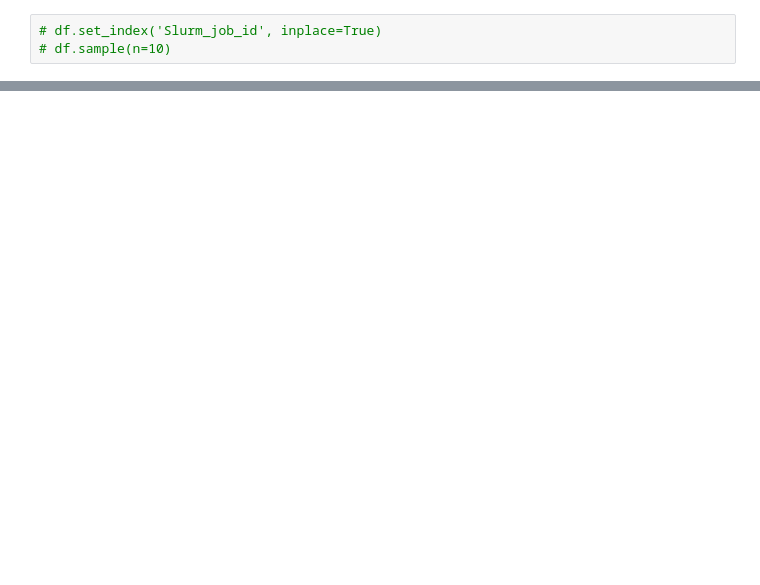
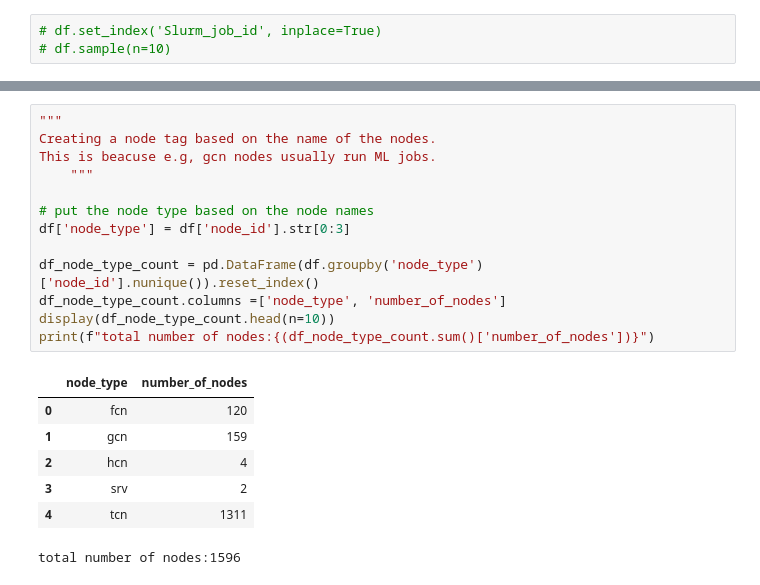
Before and after one commit to sara-nl/energy_efficiency_system_level, a Jupyter notebook: EDA_slurm_data.ipynb, the cells around one changed output, grey strips where cells are left out. Cells and saved outputs as stored; diff of their text form; blank space fills up the shorter version.

```diff
--- a/EDA_slurm_data.ipynb
+++ b/EDA_slurm_data.ipynb
@@ -77,0 +183,21 @@ How many JobIDs are duplicated in pandas view: 1422706
+# %%
+"""
+Creating a node tag based on the name of the nodes.
+This is beacuse e.g, gcn nodes usually run ML jobs.
+    """
+
+# put the node type based on the node names
+df['node_type'] = df['node_id'].str[0:3]
+
+df_node_type_count = pd.DataFrame(df.groupby('node_type')['node_id'].nunique()).reset_index()
+df_node_type_count.columns =['node_type', 'number_of_nodes']
+display(df_node_type_count.head(n=10))
+print(f"total number of nodes:{(df_node_type_count.sum()['number_of_nodes'])}")
+# %% [output]
+|  | node_type | number_of_nodes |
+| 0 | fcn | 120 |
+| 1 | gcn | 159 |
+| 2 | hcn | 4 |
+| 3 | srv | 2 |
+| 4 | tcn | 1311 |
+total number of nodes:1596
```
Also changed, not shown: parts of 13 cells of this notebook, 4 other files.
